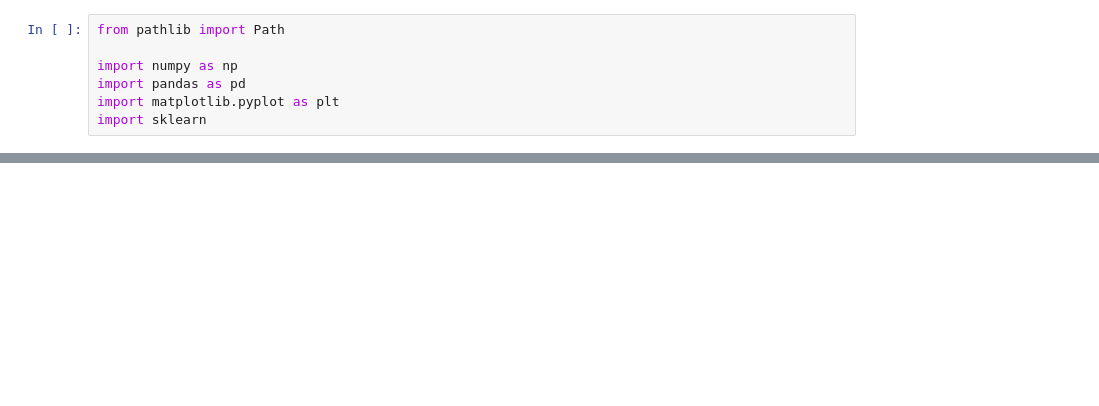
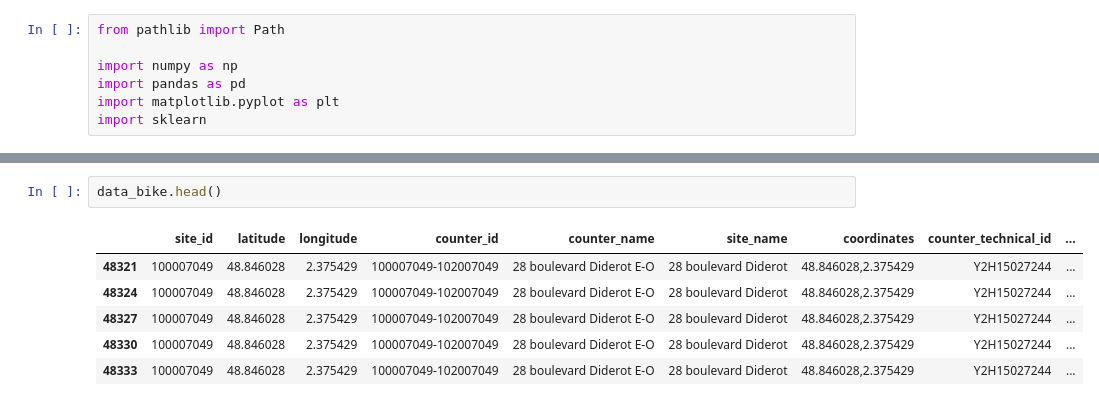
Before and after one commit to thom1100/bike_counters_, a Jupyter notebook: Data_optimization.ipynb, the cells around one changed output, grey strips where cells are left out. Cells and saved outputs as stored; diff of their text form; blank space fills up the shorter version.

```diff
--- a/Data_optimization.ipynb
+++ b/Data_optimization.ipynb
@@ -18 +27,10 @@ data.head()
+# %%
+data_bike.head()
+# %% [output]
+|  | site_id | latitude | longitude | counter_id | counter_name | site_name | coordinates | counter_technical_id | ... |
+| 48321 | 100007049 | 48.846028 | 2.375429 | 100007049-102007049 | 28 boulevard Diderot E-O | 28 boulevard Diderot | 48.846028,2.375429 | Y2H15027244 | ... |
+| 48324 | 100007049 | 48.846028 | 2.375429 | 100007049-102007049 | 28 boulevard Diderot E-O | 28 boulevard Diderot | 48.846028,2.375429 | Y2H15027244 | ... |
+| 48327 | 100007049 | 48.846028 | 2.375429 | 100007049-102007049 | 28 boulevard Diderot E-O | 28 boulevard Diderot | 48.846028,2.375429 | Y2H15027244 | ... |
+| 48330 | 100007049 | 48.846028 | 2.375429 | 100007049-102007049 | 28 boulevard Diderot E-O | 28 boulevard Diderot | 48.846028,2.375429 | Y2H15027244 | ... |
+| 48333 | 100007049 | 48.846028 | 2.375429 | 100007049-102007049 | 28 boulevard Diderot E-O | 28 boulevard Diderot | 48.846028,2.375429 | Y2H15027244 | ... |
 # %%
```
Also changed, not shown: parts of 7 cells of this notebook.
